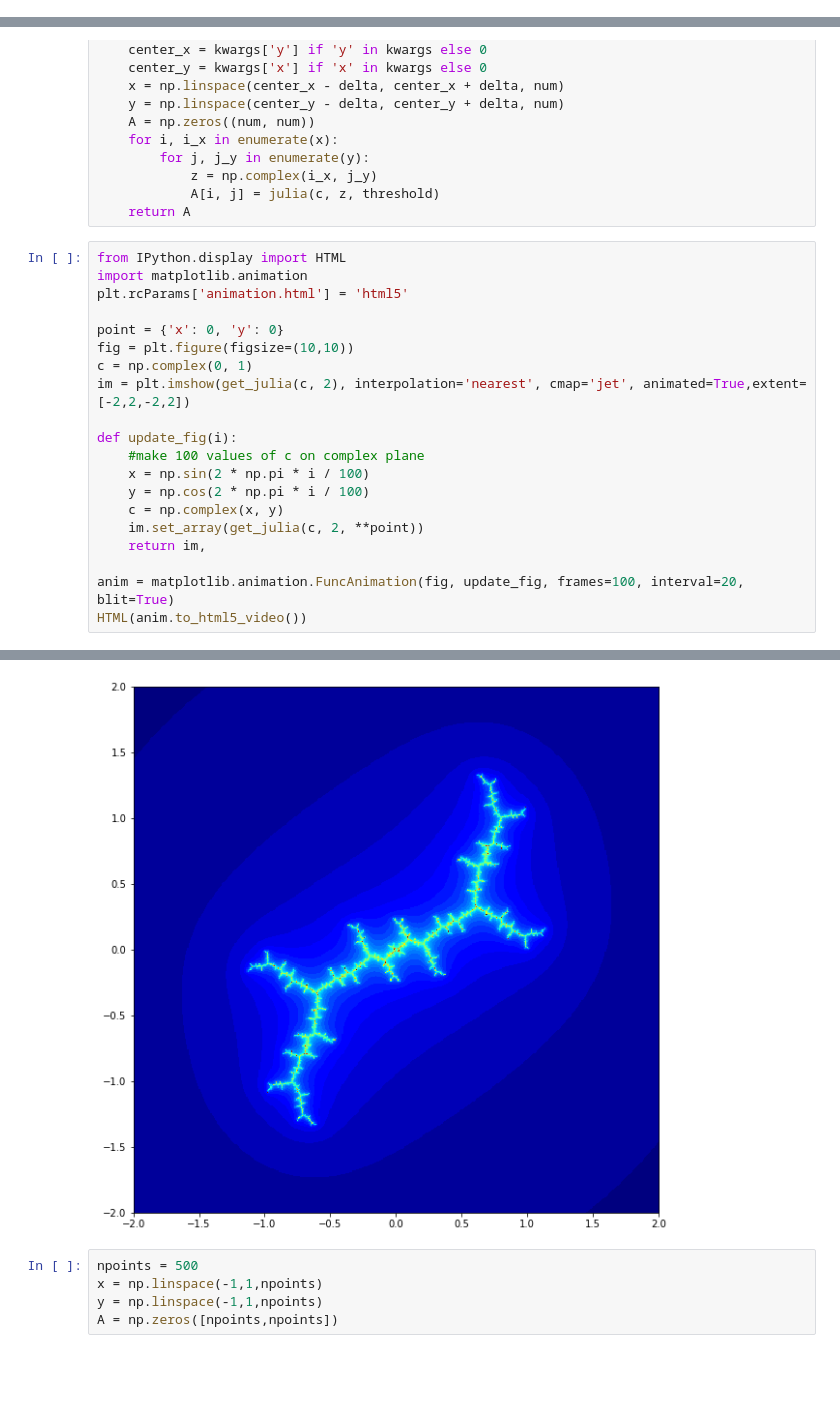
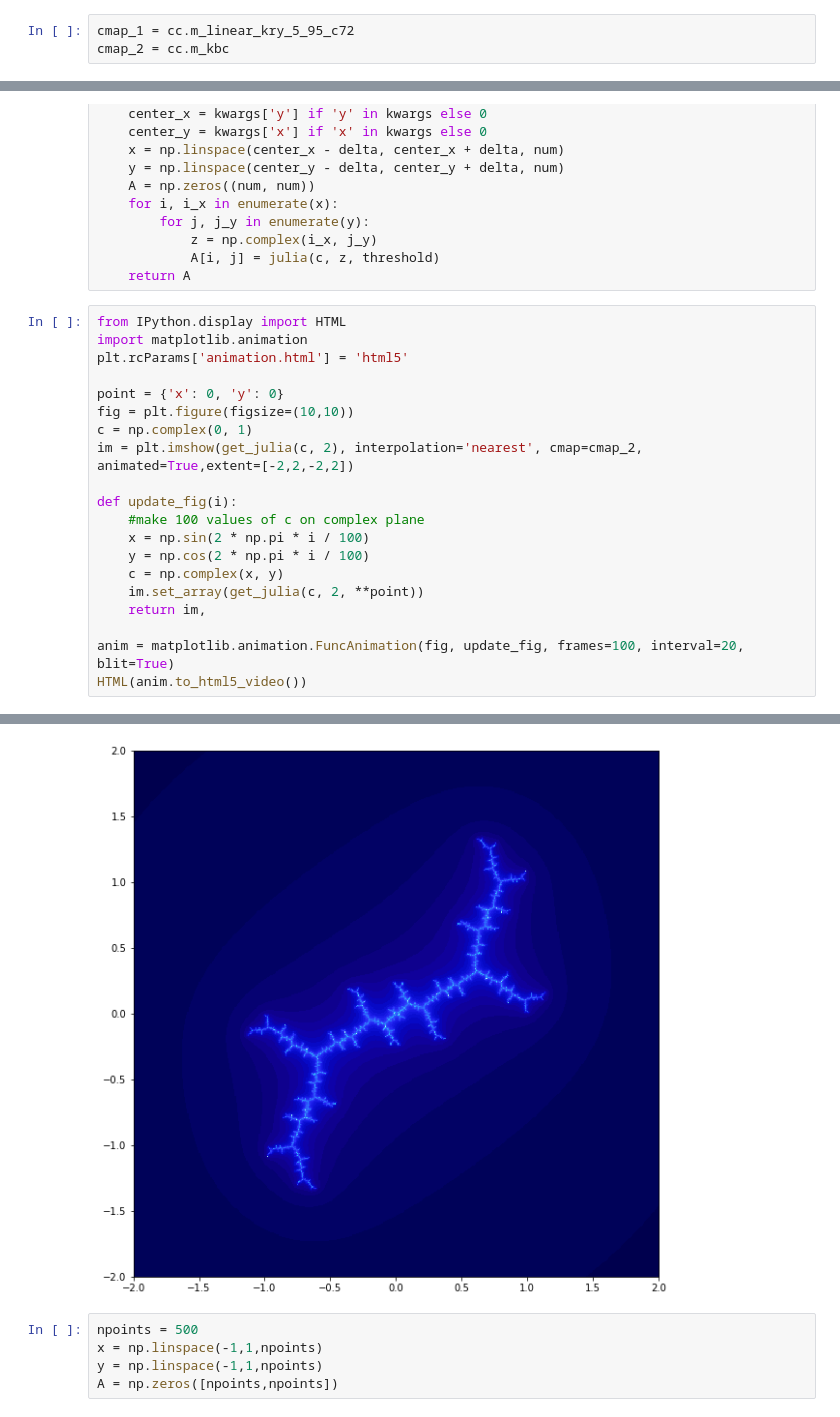
Before and after one commit to rmartinshort/EPS109_fall2018, a Jupyter notebook: Mandelbrot_set.ipynb, the cells around one changed output, grey strips where cells are left out. Drawn from its saved outputs; the diff is of its cells as text; blank space fills up the shorter version.

```diff
--- a/Mandelbrot_set.ipynb
+++ b/Mandelbrot_set.ipynb
@@ -4,4 +5,7 @@ import matplotlib.pyplot as plt
 %matplotlib inline
+# %%
+cmap_1 = cc.m_linear_kry_5_95_c72
+cmap_2 = cc.m_kbc
 # %%
 def mandelbrot(z,C,Nmax=50,Zlim=50):
 
@@ -167,26 +171,26 @@ def get_julia(c, delta, **kwargs):
 # %%
 from IPython.display import HTML
 import matplotlib.animation
 plt.rcParams['animation.html'] = 'html5'
 
 point = {'x': 0, 'y': 0}
 fig = plt.figure(figsize=(10,10))
 c = np.complex(0, 1)
-im = plt.imshow(get_julia(c, 2), interpolation='nearest', cmap='jet', animated=True,extent=[-2,2,-2,2])
+im = plt.imshow(get_julia(c, 2), interpolation='nearest', cmap=cmap_2, animated=True,extent=[-2,2,-2,2])
 
 def update_fig(i):
     #make 100 values of c on complex plane
     x = np.sin(2 * np.pi * i / 100)
     y = np.cos(2 * np.pi * i / 100)
     c = np.complex(x, y)
     im.set_array(get_julia(c, 2, **point))
     return im,
 
 anim = matplotlib.animation.FuncAnimation(fig, update_fig, frames=100, interval=20, blit=True)
 HTML(anim.to_html5_video())
 # %% [output]
 [interactive output not drawn]
-[figure, old version]
+[figure, new version]
 # %%
 npoints = 500
 x = np.linspace(-1,1,npoints)
```
Also changed, not shown: parts of 5 cells of this notebook.
